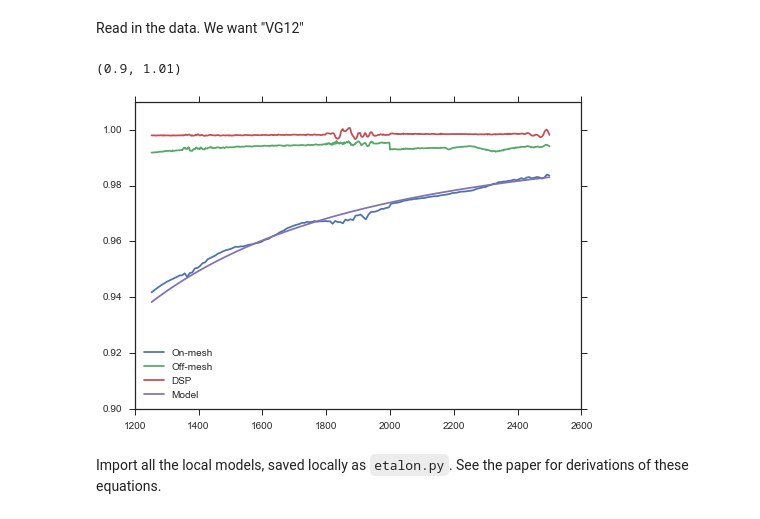
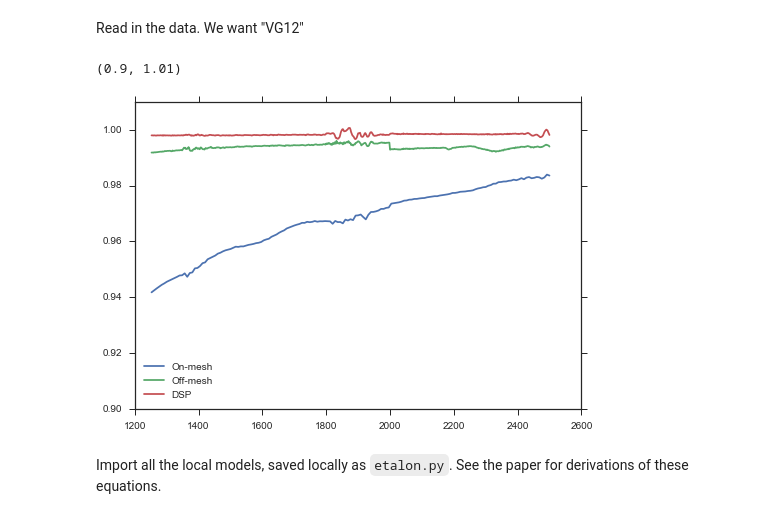
Before and after one commit to Echelle/AO_bonding_paper, a Jupyter notebook: notebooks/SiGaps_09_VG12_f50.ipynb, the cells around one changed output. Cells and saved outputs as stored; diff of their text form; code cells hidden in the pictures.

Commit message:
revise and add figure about VG12

```diff
--- a/notebooks/SiGaps_09_VG12_f50.ipynb
+++ b/notebooks/SiGaps_09_VG12_f50.ipynb
@@ -25,13 +25,13 @@ df = df[df.index > 1250.0]
 # %%
 plt.plot(df.index[::4], df.run11[::4]/100.0, label='On-mesh')
 plt.plot(df.index, df.run12/100.0, label='Off-mesh')
 plt.plot(df.index, df.run9/100.0, label='DSP')
-plt.plot(x, T_gap_Si_withFF_fast(x, 65.0, 0.5, n1)/T_DSP, label='Model')
+#plt.plot(x, T_gap_Si_withFF_fast(x, 65.0, 0.5, n1)/T_DSP, label='Model')
 plt.legend(loc='best')
 plt.ylim(0.90, 1.01)
 # %% [output]
 (0.9, 1.01)
-[figure, old version]
+[figure, new version]
 # %% [markdown]
 Import all the local models, saved locally as `etalon.py`.  See the paper for derivations of these equations.
 # %%
```
Also changed, not shown: parts of 5 cells of this notebook, 3 other files.
